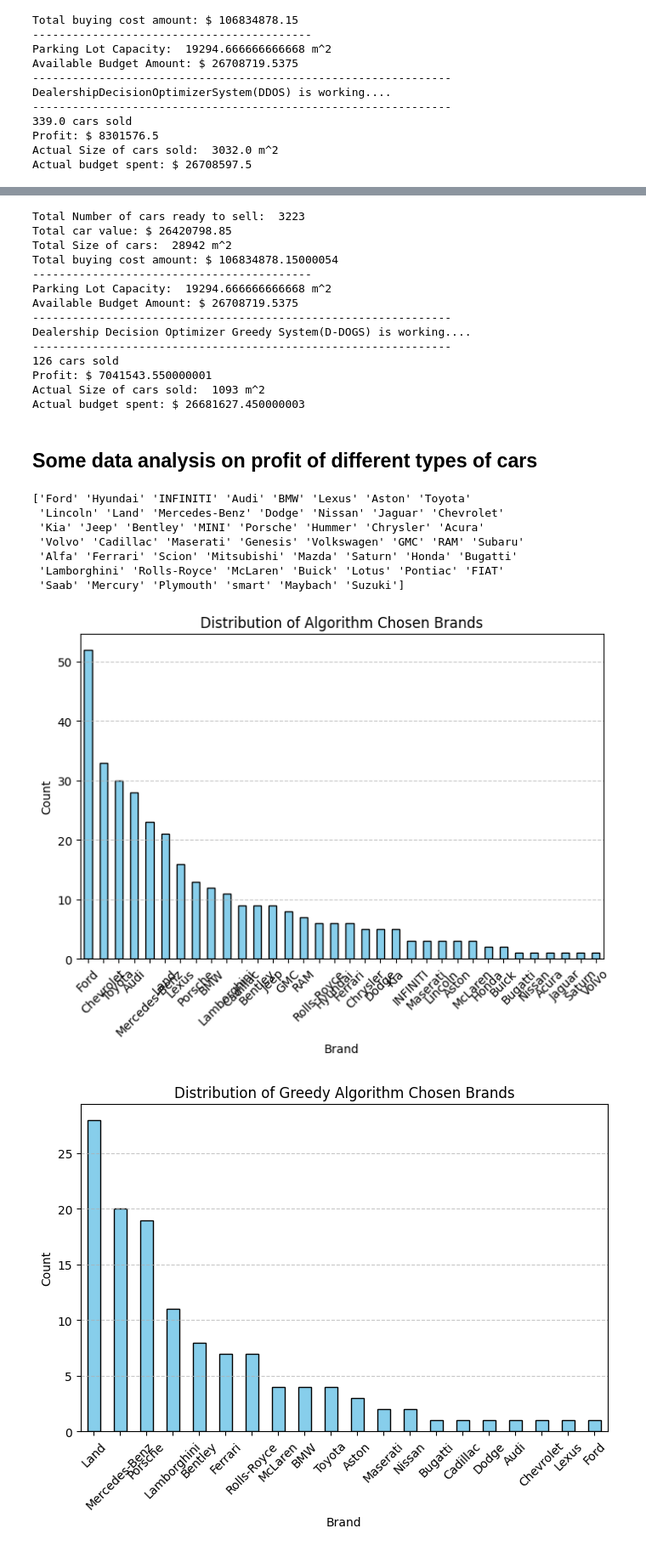
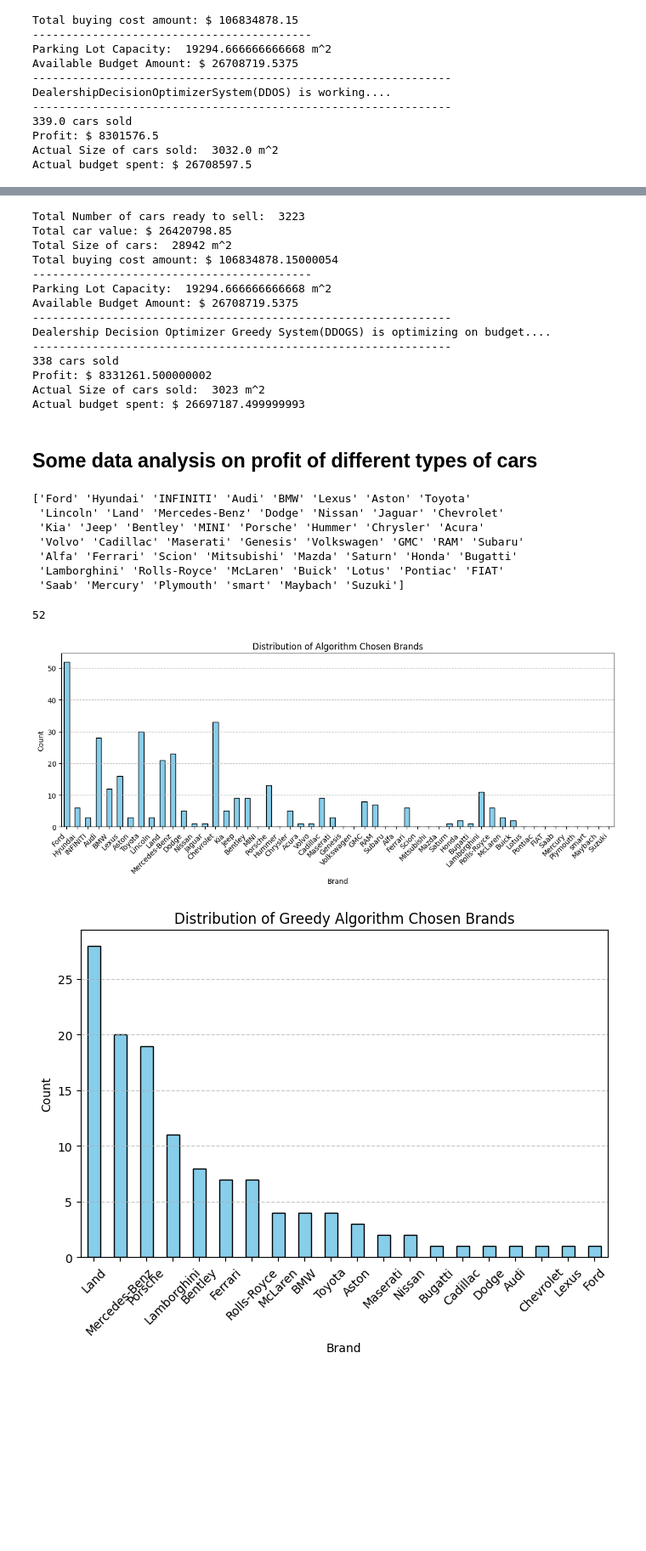
Before and after one commit to JustinTrenchcoat/MATH441_Project_2, a Jupyter notebook: analysis2.0.ipynb, the cells around one changed output, grey strips where cells are left out. Shown: that part at 85% size. Saved outputs shown, nothing was run; the diff lists cells and outputs as text; code cells hidden in the pictures; blank space fills up the shorter version.

```diff
--- a/analysis2.0.ipynb
+++ b/analysis2.0.ipynb
@@ -233,7 +271,7 @@ print("Available Budget Amount: $", C)
 
 
 print("---------------------------------------------------------------")
-print("Dealership Decision Optimizer Greedy System(D-DOGS) is working....")
+print("Dealership Decision Optimizer Greedy System(DDOGS) is optimizing on budget....")
 print("---------------------------------------------------------------")
 print(len(items), "cars sold")
 print("Profit: $", sum(profit[items]))
@@ -248,17 +286,18 @@ Total buying cost amount: $ 106834878.15000054
 Parking Lot Capacity:  19294.666666666668 m^2
 Available Budget Amount: $ 26708719.5375
 ---------------------------------------------------------------
-Dealership Decision Optimizer Greedy System(D-DOGS) is working....
+Dealership Decision Optimizer Greedy System(DDOGS) is optimizing on budget....
 ---------------------------------------------------------------
-126 cars sold
-Profit: $ 7041543.550000001
-Actual Size of cars sold:  1093 m^2
-Actual budget spent: $ 26681627.450000003
+338 cars sold
+Profit: $ 8331261.500000002
+Actual Size of cars sold:  3023 m^2
+Actual budget spent: $ 26697187.499999993
 # %% [markdown]
 ## Some data analysis on profit of different types of cars
 # %%
 unique_brands = df_new["brand"].unique()
 print(unique_brands)
+len(unique_brands)
 # %% [output]
 ['Ford' 'Hyundai' 'INFINITI' 'Audi' 'BMW' 'Lexus' 'Aston' 'Toyota'
  'Lincoln' 'Land' 'Mercedes-Benz' 'Dodge' 'Nissan' 'Jaguar' 'Chevrolet'
@@ -267,3 +306,4 @@ print(unique_brands)
  'Alfa' 'Ferrari' 'Scion' 'Mitsubishi' 'Mazda' 'Saturn' 'Honda' 'Bugatti'
  'Lamborghini' 'Rolls-Royce' 'McLaren' 'Buick' 'Lotus' 'Pontiac' 'FIAT'
  'Saab' 'Mercury' 'Plymouth' 'smart' 'Maybach' 'Suzuki']
+52
@@ -270,18 +312,24 @@ print(unique_brands)
 # %%
-algorithm_selected_index = [i for i, val in enumerate (x.value) if val == 1]
-selected_brand = df_new.loc[algorithm_selected_index, "brand"]
-brand_counts = selected_brand.value_counts()
-plt.figure(figsize=(8,5))
-brand_counts.plot(kind="bar", color = "skyblue", edgecolor="black")
+
+# Create a pandas categorical series with all brands included
+selected_brand = pd.Categorical(df_new.loc[algorithm_selected_index, "brand"], categories=unique_brands, ordered=True)
+
+# Count the occurrences while including zero counts for missing brands
+brand_counts = pd.Series(selected_brand).value_counts().sort_index()
+
+# Plot the updated bar chart
+plt.figure(figsize=(14, 5))
+brand_counts.plot(kind="bar", color="skyblue", edgecolor="black")
 plt.xlabel("Brand")
 plt.ylabel("Count")
 plt.title("Distribution of Algorithm Chosen Brands")
-plt.xticks(rotation=45)
-plt.grid(axis='y', linestyle='--', alpha=0.7)
+plt.xticks(rotation=45, ha="right", fontsize=10)  # Reduce font size
+plt.grid(axis="y", linestyle="--", alpha=0.7)
+plt.subplots_adjust(bottom=0.2)  # Add padding to prevent label cutoff
 plt.savefig("data/algo_brand.png", dpi=300, bbox_inches="tight")
 plt.show()
 # %% [output]
-[figure, old version]
+[figure, new version]
 # %%
 greedy_selected_brand = df_new.loc[items, "brand"]
 brand_counts = greedy_selected_brand.value_counts()
```
Also changed, not shown: parts of 7 cells of this notebook, 7 other files.
